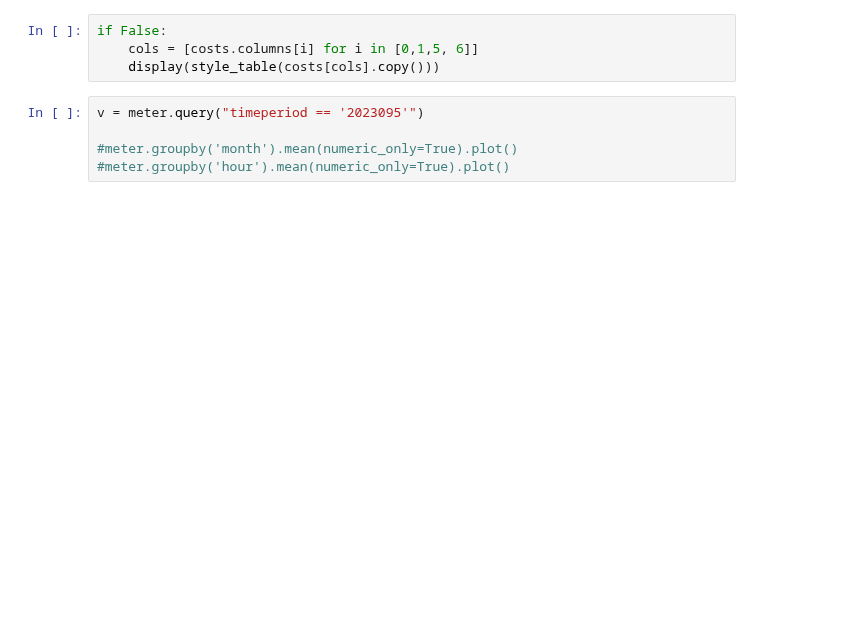
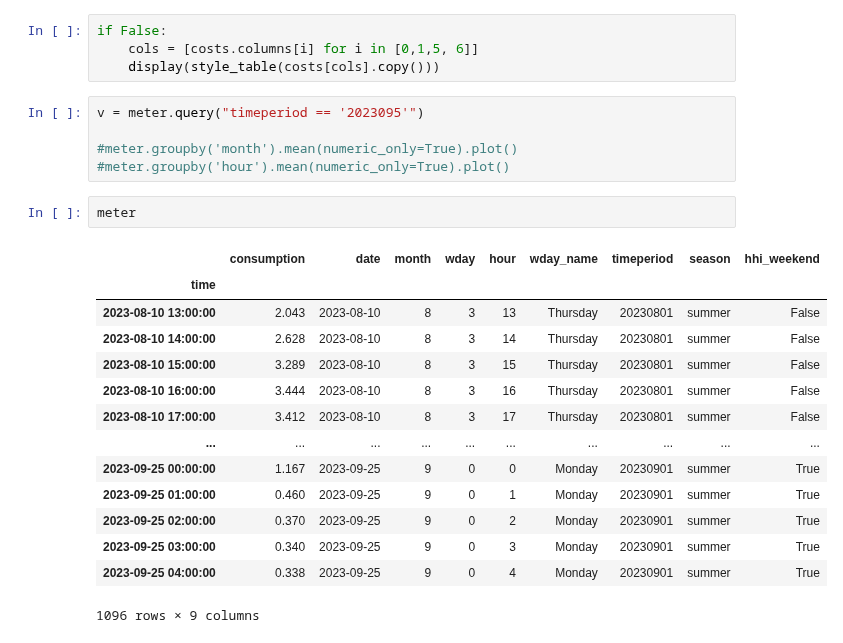
Before and after one commit to dpelleg/notebooks, a Jupyter notebook: electric-meter/electric-meter.ipynb, the cells around one changed output. Cells and saved outputs as stored; diff of their text form; blank space fills up the shorter version.

```diff
--- a/electric-meter/electric-meter.ipynb
+++ b/electric-meter/electric-meter.ipynb
@@ -38,4 +41,21 @@ v = meter.query("timeperiod == '2023095'")
 
 #meter.groupby('month').mean(numeric_only=True).plot()
 #meter.groupby('hour').mean(numeric_only=True).plot()
+# %%
+meter
+# %% [output]
+|  | consumption | date | month | wday | hour | wday_name | timeperiod | season | hhi_weekend |
+| time |  |  |  |  |  |  |  |  |  |
+| 2023-08-10 13:00:00 | 2.043 | 2023-08-10 | 8 | 3 | 13 | Thursday | 20230801 | summer | False |
+| 2023-08-10 14:00:00 | 2.628 | 2023-08-10 | 8 | 3 | 14 | Thursday | 20230801 | summer | False |
+| 2023-08-10 15:00:00 | 3.289 | 2023-08-10 | 8 | 3 | 15 | Thursday | 20230801 | summer | False |
+| 2023-08-10 16:00:00 | 3.444 | 2023-08-10 | 8 | 3 | 16 | Thursday | 20230801 | summer | False |
+| 2023-08-10 17:00:00 | 3.412 | 2023-08-10 | 8 | 3 | 17 | Thursday | 20230801 | summer | False |
+| ... | ... | ... | ... | ... | ... | ... | ... | ... | ... |
+| 2023-09-25 00:00:00 | 1.167 | 2023-09-25 | 9 | 0 | 0 | Monday | 20230901 | summer | True |
+| 2023-09-25 01:00:00 | 0.460 | 2023-09-25 | 9 | 0 | 1 | Monday | 20230901 | summer | True |
+| 2023-09-25 02:00:00 | 0.370 | 2023-09-25 | 9 | 0 | 2 | Monday | 20230901 | summer | True |
+| 2023-09-25 03:00:00 | 0.340 | 2023-09-25 | 9 | 0 | 3 | Monday | 20230901 | summer | True |
+| 2023-09-25 04:00:00 | 0.338 | 2023-09-25 | 9 | 0 | 4 | Monday | 20230901 | summer | True |
+1096 rows × 9 columns
 # %%
```
Also changed, not shown: parts of 4 cells of this notebook, 2 other files.
